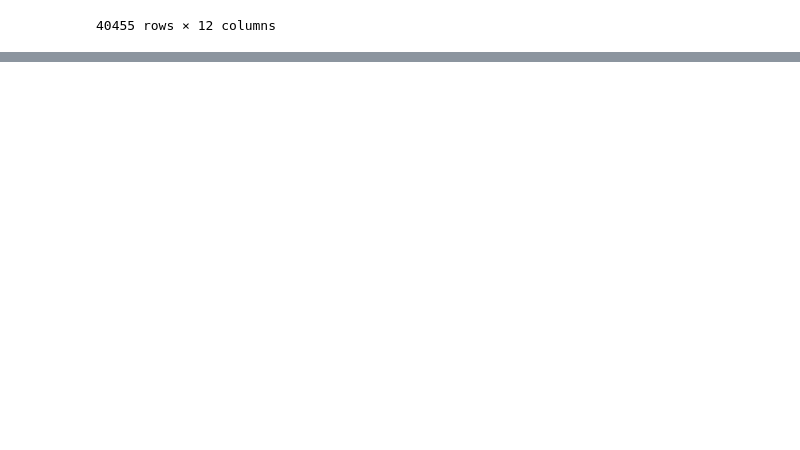
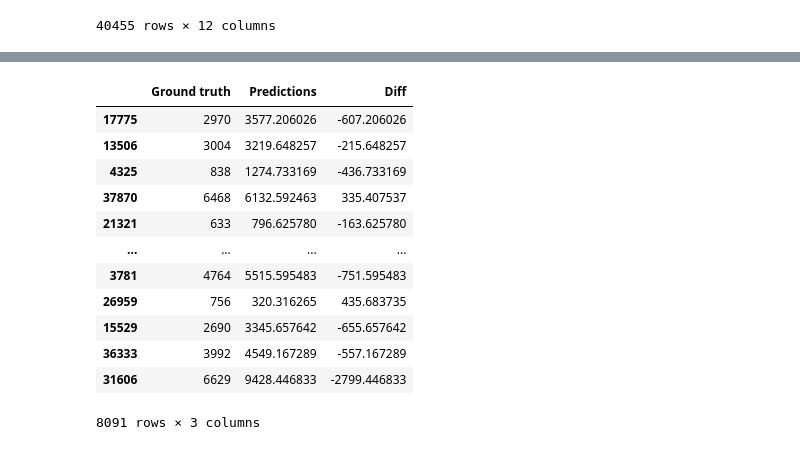
Before and after one commit to Malvagfr/ih_datamadpt1121_project_m3, a Jupyter notebook: code/Model_training.ipynb, the cells around one changed output, grey strips where cells are left out. Drawn from its saved outputs; the diff is of its cells as text; code cells hidden in the pictures; blank space fills up the shorter version.

```diff
--- a/code/Model_training.ipynb
+++ b/code/Model_training.ipynb
@@ -31,3 +67,6 @@ X_num=df_diamonds_train
 # %%
-# Train and test
-X_train, X_test, y_train, y_test = train_test_split(X, y, test_size=0.2, random_state=42)
+# Model definition
+model = Lasso()
+hyperparameters = model.get_params()
+print(type(model), '\n')
+print('Model hyperparameters:', hyperparameters, '\n')
@@ -33,0 +77,10 @@ X_train, X_test, y_train, y_test = train_test_split(X, y, test_size=0.2, random_
+# %%
+%%time
+
+# Model training
+
+model.fit(X_train, y_train)
+
+print('Model:', model, '\n')
+print('Model hyperparameters:', hyperparameters, '\n')
+print('Model coefficients:', model.coef_, '\n')
@@ -33,0 +104,8 @@ X_train, X_test, y_train, y_test = train_test_split(X, y, test_size=0.2, random_
+# %%
+%%time
+
+# Model predictions
+
+y_pred = model.predict(X_test)
+
+print(type(y_pred))
@@ -33,0 +116,19 @@ X_train, X_test, y_train, y_test = train_test_split(X, y, test_size=0.2, random_
+# %%
+# Visual check
+
+check = pd.DataFrame({'Ground truth':y_test, 'Predictions':y_pred, 'Diff':y_test-predictions})
+check
+# %% [output]
+|  | Ground truth | Predictions | Diff |
+| 17775 | 2970 | 3577.206026 | -607.206026 |
+| 13506 | 3004 | 3219.648257 | -215.648257 |
+| 4325 | 838 | 1274.733169 | -436.733169 |
+| 37870 | 6468 | 6132.592463 | 335.407537 |
+| 21321 | 633 | 796.625780 | -163.625780 |
+| ... | ... | ... | ... |
+| 3781 | 4764 | 5515.595483 | -751.595483 |
+| 26959 | 756 | 320.316265 | 435.683735 |
+| 15529 | 2690 | 3345.657642 | -655.657642 |
+| 36333 | 3992 | 4549.167289 | -557.167289 |
+| 31606 | 6629 | 9428.446833 | -2799.446833 |
+8091 rows × 3 columns
```
Also changed, not shown: parts of 19 cells of this notebook, 1 other file.
